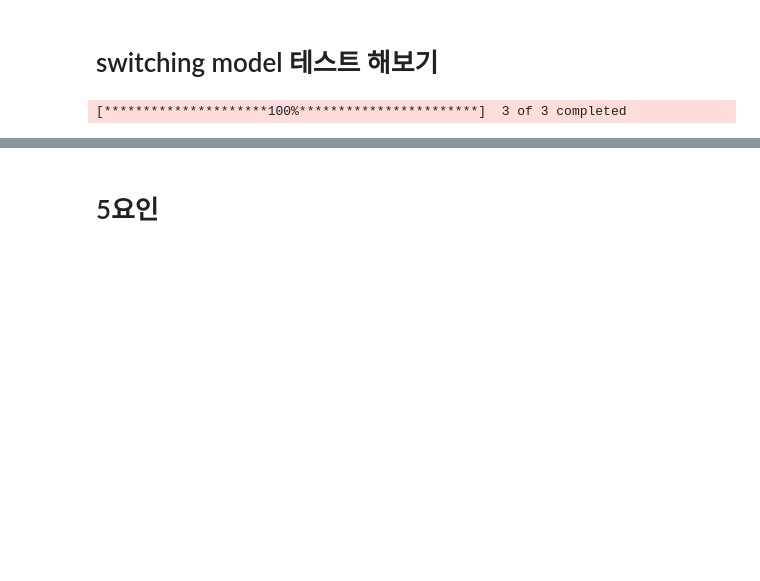
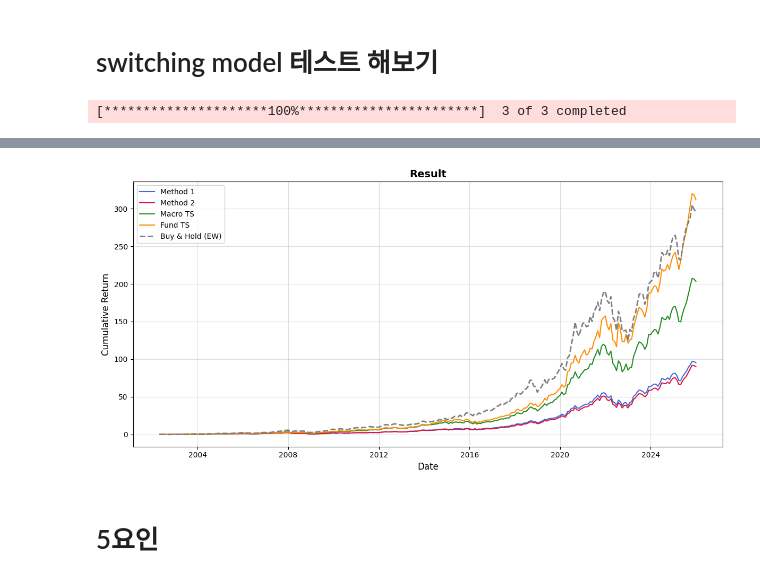
Before and after one commit to EKUMartin/Find-A, a Jupyter notebook: Factor Model/find-a.ipynb, the cells around one changed output, grey strips where cells are left out. Drawn from its saved outputs; the diff is of its cells as text; code cells hidden in the pictures; blank space fills up the shorter version.

```diff
--- a/Factor Model/find-a.ipynb
+++ b/Factor Model/find-a.ipynb
@@ -544,0 +1072,90 @@ for i in range(len(target_adj) - window_size):
+# %%
+import numpy as np
+import pandas as pd
+import matplotlib.pyplot as plt
+
+port_returns_m1 = []
+port_returns_m2 = []
+port_returns_m3 = [] # 거시 요인 시계열(Macro TS) 수익률
+port_returns_m4 = [] # 펀더멘털 요인 시계열(Fund TS) 수익률
+port_returns_bh = [] # Buy and Hold 수익률
+
+num_assets = len(target_adj.columns)
+# Buy and Hold (동일 비중) 가중치 설정
+bh_weights = np.ones(num_assets) / num_assets
+
+# 앞서 구한 1월 말 비중에 2월 실제 수익률을 곱해 진짜 성과를 확인
+for i in range(len(weights_method1_dynamic)):
+    actual_returns = target_adj.iloc[window_size + i].values
+
+    ret_m1 = np.dot(weights_method1_dynamic[i], actual_returns)
+    ret_m2 = np.dot(weights_method2_static[i], actual_returns)
+    ret_m3 = np.dot(weights_macro_ts[i], actual_returns) # Macro TS 적용
+    ret_m4 = np.dot(weights_fund_ts[i], actual_returns)  # Fund TS 적용
+    ret_bh = np.dot(bh_weights, actual_returns)
+
+    port_returns_m1.append(ret_m1)
+    port_returns_m2.append(ret_m2)
+    port_returns_m3.append(ret_m3)
+    port_returns_m4.append(ret_m4)
+    port_returns_bh.append(ret_bh)
+
+port_returns_m1 = np.array(port_returns_m1)
+port_returns_m2 = np.array(port_returns_m2)
+port_returns_m3 = np.array(port_returns_m3)
+port_returns_m4 = np.array(port_returns_m4)
+port_returns_bh = np.array(port_returns_bh)
+
+def calculate_metrics(returns, risk_free_rate=0.0):
+    mean_ret = np.mean(returns)
+    var_ret = np.var(returns)
+    std_ret = np.std(returns)
+
+    sharpe_ratio = (mean_ret - risk_free_rate) / std_ret if std_ret != 0 else 0
+
+    cum_returns = np.cumprod(1 + returns)
+    running_max = np.maximum.accumulate(cum_returns)
+    drawdowns = (cum_returns - running_max) / running_max
+    mdd = np.min(drawdowns)
+
+    return mean_ret, var_ret, sharpe_ratio, mdd
+
+# 각 방법론 지표 계산
+mean1, var1, sharpe1, mdd1 = calculate_metrics(port_returns_m1)
+mean2, var2, sharpe2, mdd2 = calculate_metrics(port_returns_m2)
+mean3, var3, sharpe3, mdd3 = calculate_metrics(port_returns_m3)
+mean4, var4, sharpe4, mdd4 = calculate_metrics(port_returns_m4)
+mean_bh, var_bh, sharpe_bh, mdd_bh = calculate_metrics(port_returns_bh)
+
+metrics_df = pd.DataFrame({
+    'Method 1': [mean1, var1, sharpe1, mdd1],
+    'Method 2': [mean2, var2, sharpe2, mdd2],
+    'Macro TS': [mean3, var3, sharpe3, mdd3], # 추가
+    'Fund TS': [mean4, var4, sharpe4, mdd4],   # 추가
+    'Buy & Hold': [mean_bh, var_bh, sharpe_bh, mdd_bh]
+}, index=['Mean Return', 'Variance', 'Sharpe Ratio', 'Max Drawdown (MDD)'])
+
+print("=== 포트폴리오 성과 비교 ===")
+print(metrics_df)
+
+# X축 날짜 셋팅 (실제 수익률이 발생한 t+1 시점의 날짜들)
+dates_eval = target_adj.index[window_size:]
+
+plt.figure(figsize=(12, 6))
+# 기존 모델
+plt.plot(dates_eval, np.cumprod(1 + port_returns_m1) - 1, label='Method 1', color='royalblue', linewidth=1.5)
+plt.plot(dates_eval, np.cumprod(1 + port_returns_m2) - 1, label='Method 2', color='crimson', linewidth=1.5)
+# 시계열 모델 (색상 추가)
+plt.plot(dates_eval, np.cumprod(1 + port_returns_m3) - 1, label='Macro TS', color='forestgreen', linewidth=1.5)
+plt.plot(dates_eval, np.cumprod(1 + port_returns_m4) - 1, label='Fund TS', color='darkorange', linewidth=1.5)
+# 벤치마크
+plt.plot(dates_eval, np.cumprod(1 + port_returns_bh) - 1, label='Buy & Hold (EW)', color='gray', linestyle='--', linewidth=2)
+
+plt.title('Result', fontsize=14, fontweight='bold')
+plt.ylabel('Cumulative Return', fontsize=12)
+plt.xlabel('Date', fontsize=12)
+plt.legend(fontsize=10, loc='upper left')
+plt.grid(True, alpha=0.4)
+plt.tight_layout()
+plt.show()
+# %% [output]
@@ -545,3 +1168,4 @@ for i in range(len(target_adj) - window_size):
+[figure, added]
 # %% [markdown]
 # 5요인
 # %%
```
Also changed, not shown: parts of 17 cells of this notebook, 7 other files.
